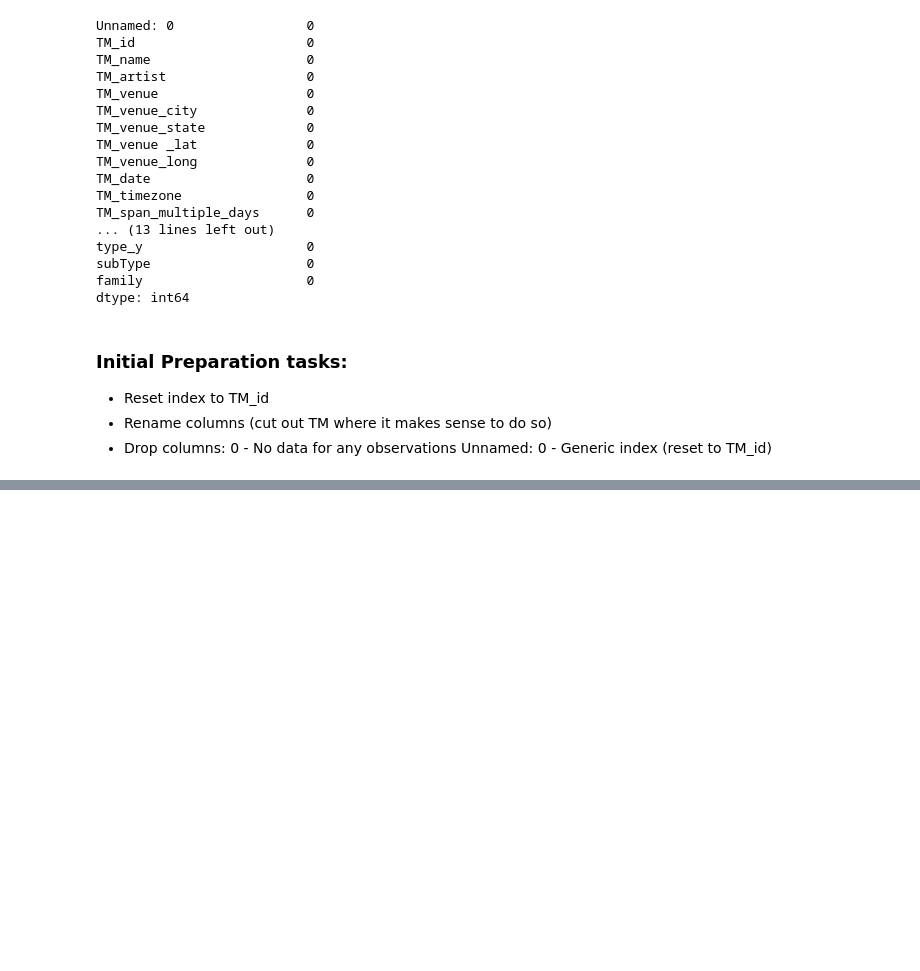
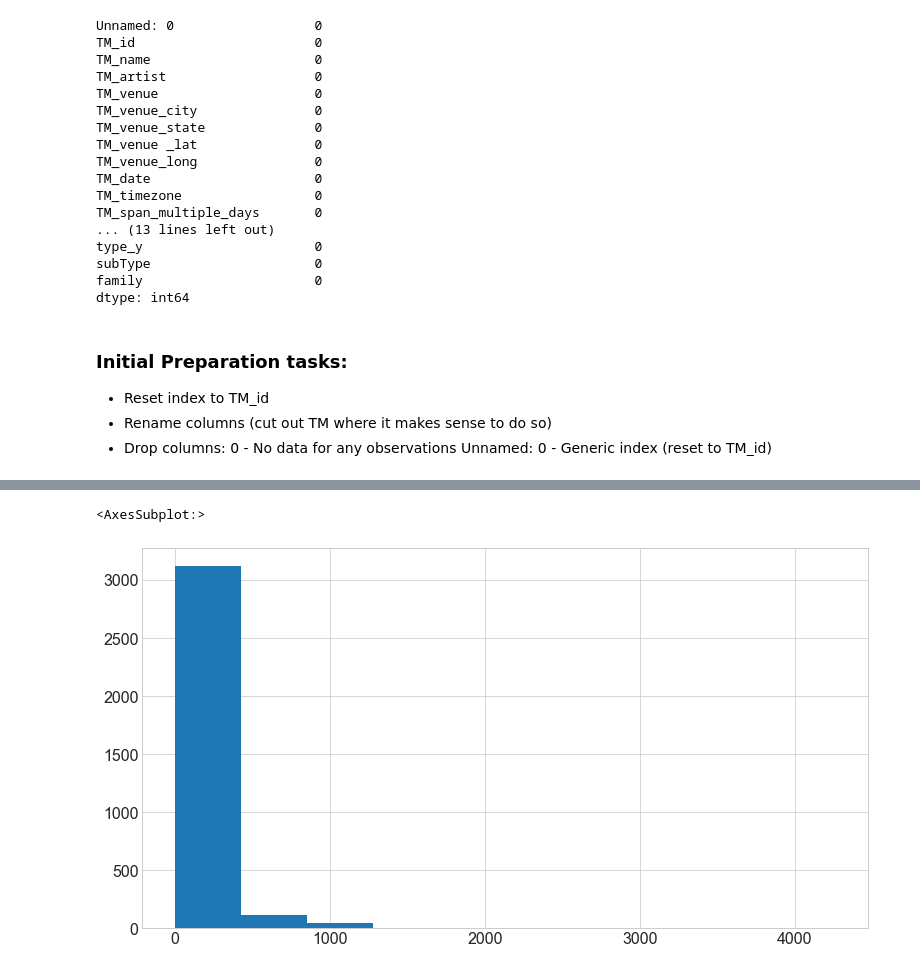
Before and after one commit to justin-m-sullivan/live_events_and_COVID19, a Jupyter notebook: Data_Preparation.ipynb, the cells around one changed output, grey strips where cells are left out. Saved outputs shown, nothing was run; the diff lists cells and outputs as text; code cells hidden in the pictures; blank space fills up the shorter version.

```diff
--- a/Data_Preparation.ipynb
+++ b/Data_Preparation.ipynb
@@ -90,0 +252,6 @@ dtype: int64
+# %%
+df['TM_artist'] = df['TM_artist'].str.replace('[','')
+# %%
+df['TM_artist'] = df['TM_artist'].str.replace(']','')
+# %%
+df['TM_artist'] = df['TM_artist'].str.replace("'",'')
@@ -90,0 +291,2 @@ dtype: int64
+# %%
+df.dropna(inplace=True)
@@ -90,0 +313,5 @@ dtype: int64
+# %%
+df['max'].hist()
+# %% [output]
+<AxesSubplot:>
+[figure, added]
```
Also changed, not shown: parts of 38 cells of this notebook.
